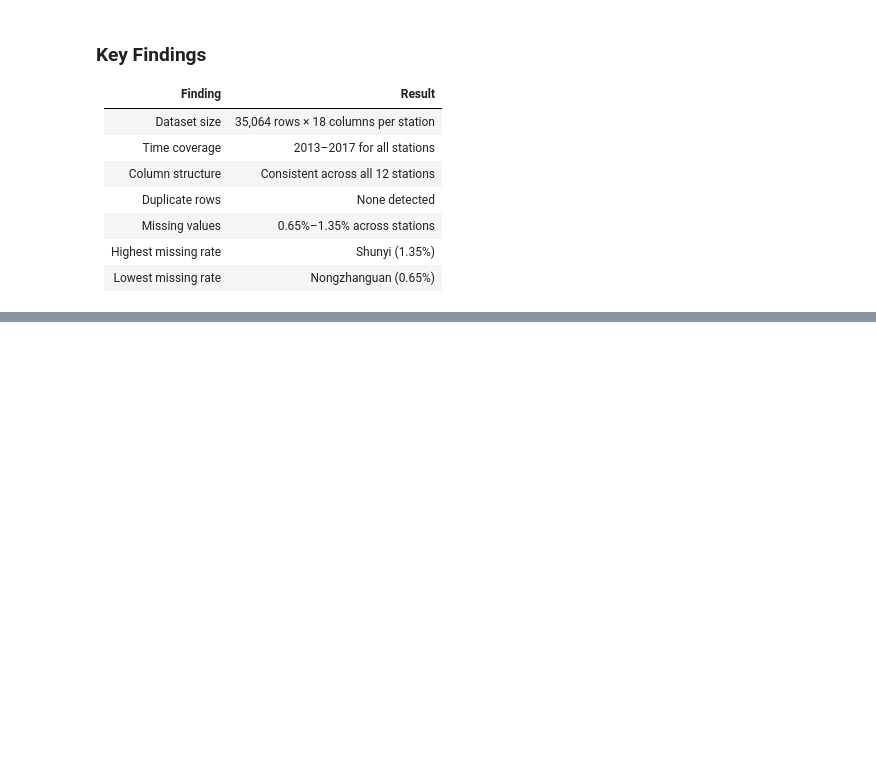
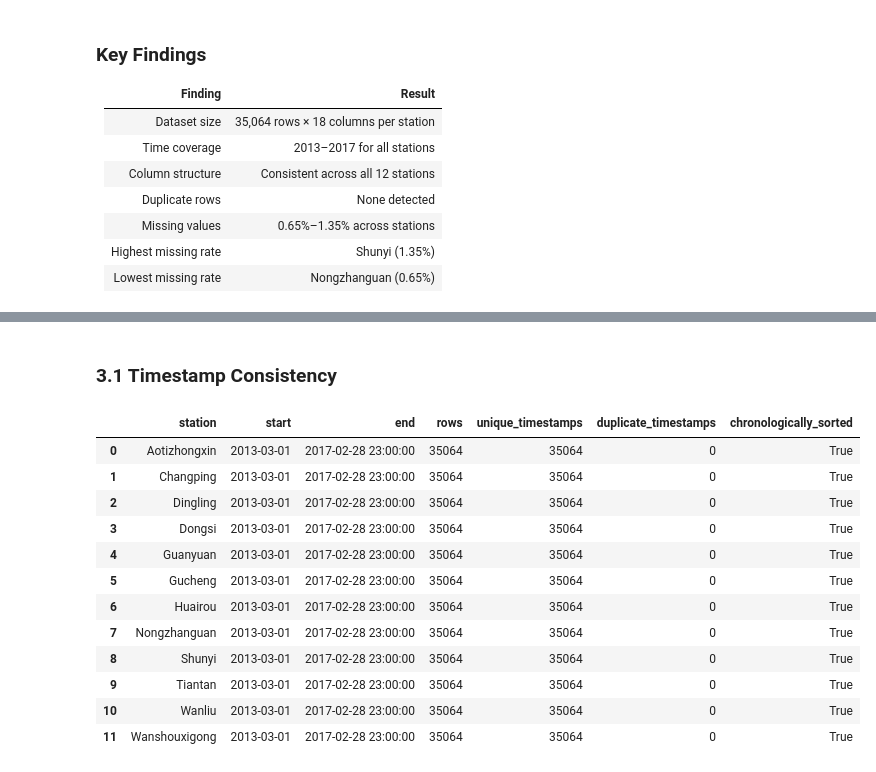
Before and after one commit to saraalwadia/airshift, a Jupyter notebook: notebooks/01_data_understanding.ipynb, the cells around one changed output, grey strips where cells are left out. Cells and saved outputs as stored; diff of their text form; code cells hidden in the pictures; blank space fills up the shorter version.

Commit message:
Temporal Profiling

```diff
--- a/notebooks/01_data_understanding.ipynb
+++ b/notebooks/01_data_understanding.ipynb
@@ -298,0 +303,39 @@ PRSA_Data_Wanshouxigong_20130301-20170228.csv: Columns match
+# %% [markdown]
+### 3.1 Timestamp Consistency
+# %%
+temporal_summary = []
+
+for file in files:
+    df = pd.read_csv(file)
+
+    df["datetime"] = pd.to_datetime(
+        df[["year", "month", "day", "hour"]]
+    )
+
+    temporal_summary.append({
+        "station": df["station"].iloc[0],
+        "start": df["datetime"].min(),
+        "end": df["datetime"].max(),
+        "rows": len(df),
+        "unique_timestamps": df["datetime"].nunique(),
+        "duplicate_timestamps": df["datetime"].duplicated().sum(),
+        "chronologically_sorted": df["datetime"].is_monotonic_increasing
+    })
+
+temporal_df = pd.DataFrame(temporal_summary)
+
+temporal_df
+# %% [output]
+|  | station | start | end | rows | unique_timestamps | duplicate_timestamps | chronologically_sorted |
+| 0 | Aotizhongxin | 2013-03-01 | 2017-02-28 23:00:00 | 35064 | 35064 | 0 | True |
+| 1 | Changping | 2013-03-01 | 2017-02-28 23:00:00 | 35064 | 35064 | 0 | True |
+| 2 | Dingling | 2013-03-01 | 2017-02-28 23:00:00 | 35064 | 35064 | 0 | True |
+| 3 | Dongsi | 2013-03-01 | 2017-02-28 23:00:00 | 35064 | 35064 | 0 | True |
+| 4 | Guanyuan | 2013-03-01 | 2017-02-28 23:00:00 | 35064 | 35064 | 0 | True |
+| 5 | Gucheng | 2013-03-01 | 2017-02-28 23:00:00 | 35064 | 35064 | 0 | True |
+| 6 | Huairou | 2013-03-01 | 2017-02-28 23:00:00 | 35064 | 35064 | 0 | True |
+| 7 | Nongzhanguan | 2013-03-01 | 2017-02-28 23:00:00 | 35064 | 35064 | 0 | True |
+| 8 | Shunyi | 2013-03-01 | 2017-02-28 23:00:00 | 35064 | 35064 | 0 | True |
+| 9 | Tiantan | 2013-03-01 | 2017-02-28 23:00:00 | 35064 | 35064 | 0 | True |
+| 10 | Wanliu | 2013-03-01 | 2017-02-28 23:00:00 | 35064 | 35064 | 0 | True |
+| 11 | Wanshouxigong | 2013-03-01 | 2017-02-28 23:00:00 | 35064 | 35064 | 0 | True |
```
Also changed, not shown: parts of 5 cells of this notebook.
